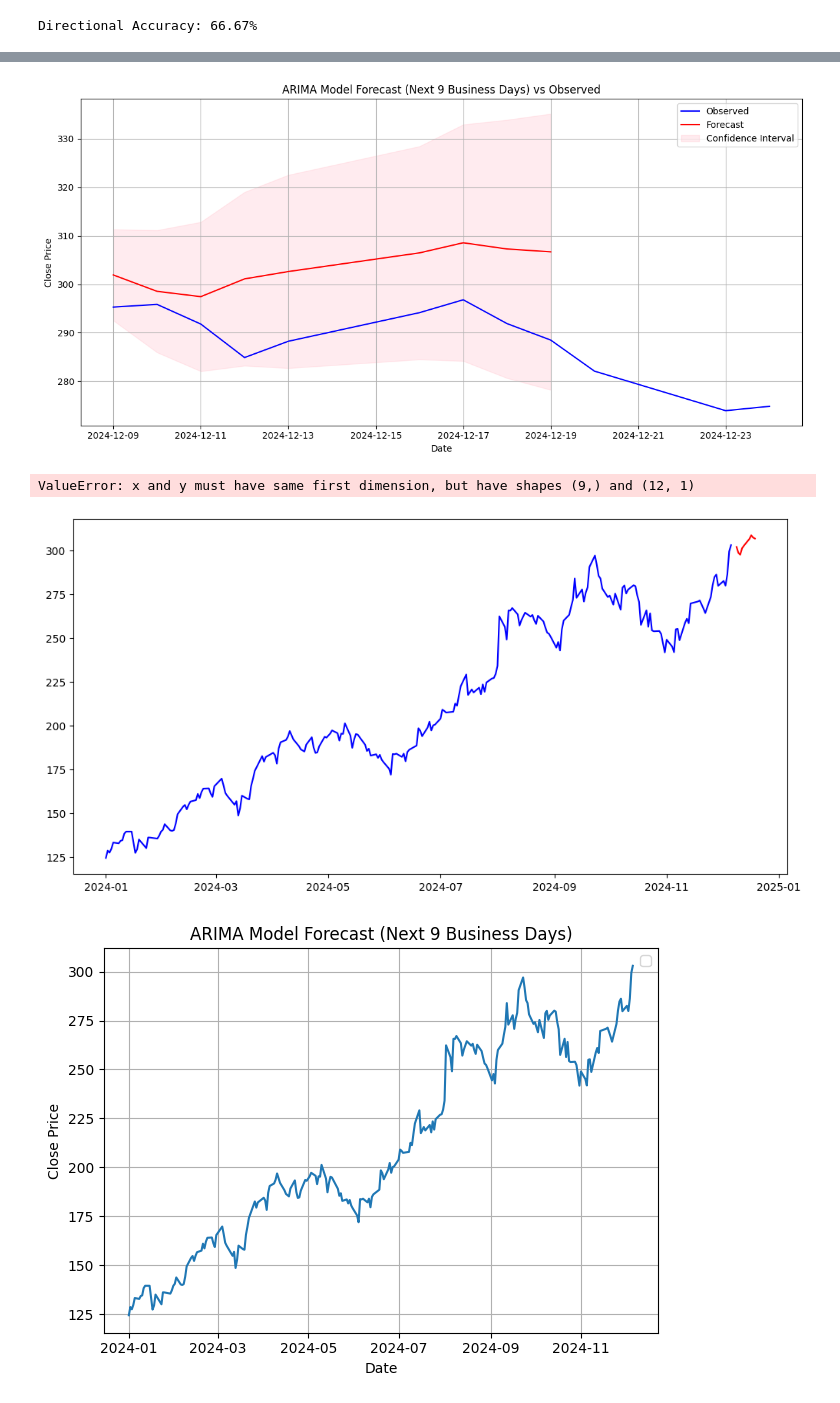
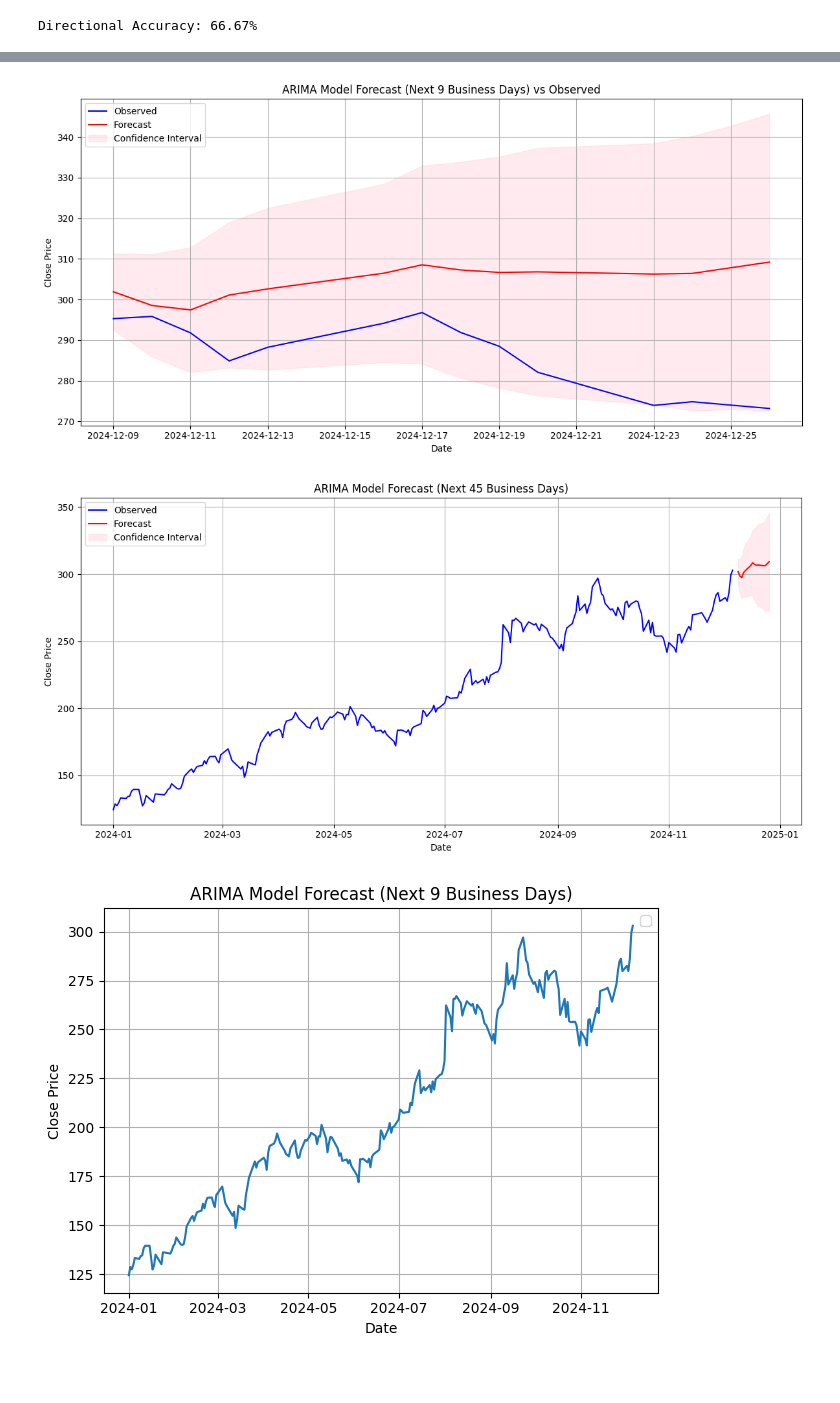
Before and after one commit to Apurva-02/Python-Arima-model, a Jupyter notebook: yfinanceZomato_nse_exp.ipynb, the cells around one changed output, grey strips where cells are left out. Drawn from its saved outputs; the diff is of its cells as text; code cells hidden in the pictures; blank space fills up the shorter version.

Commit message:
Updated Forecasted Values Graph

```diff
--- a/yfinanceZomato_nse_exp.ipynb
+++ b/yfinanceZomato_nse_exp.ipynb
@@ -518,7 +519,7 @@ import matplotlib.pyplot as plt
 import pandas as pd
 
 # Forecast the next 9 days (adjust as needed)
-forecast_steps = 9
+forecast_steps = 14
 forecast = arima_result.get_forecast(steps=forecast_steps)
 
 # Create a new index for the forecast that follows the last date in the actual data
@@ -554,44 +555,34 @@ plt.grid(True)
 plt.tight_layout()
 plt.show()
 # %% [output]
-[figure, old version]
+[figure, new version]
 # %%
-# Forecast the next 45 days
-forecast_steps = 9
-forecast = arima_result.get_forecast(steps=forecast_steps)
-
-# Create a new index for the forecast
-forecast_index = pd.date_range(start=df.index[-1] + pd.Timedelta(days=1), periods=forecast_steps, freq='B')
-
-# Extract forecasted values and confidence intervals
-forecast_mean = forecast.predicted_mean
-forecast_ci = forecast.conf_int()
-
 # Plot the observed data and forecast
 plt.figure(figsize=(12, 6))
-plt.plot(df.index, df['Close'], label='Observed', color='blue')
-plt.plot(forecast_index, forecast_mean, label='Forecast', color='red')
-plt.plot(forecast_index,data['Close'], label='Forecast', color='orange')
+plt.plot(df.index, df['Close'], label='Observed', color='blue')  # Historical data
+plt.plot(forecast_index, forecast_mean, label='Forecast', color='red')  # Forecasted data
+# Remove or correct the following line
+# plt.plot(forecast_index, data['Close'], label='Forecast', color='orange')  # This line is incorrect
+
 plt.fill_between(
     forecast_index,
     forecast_ci.iloc[:, 0],  # Lower bound of the confidence interval
     forecast_ci.iloc[:, 1],  # Upper bound of the confidence interval
     color='pink',
     alpha=0.3,
     label='Confidence Interval'
 )
 
 # Customize the plot
 plt.title('ARIMA Model Forecast (Next 45 Business Days)')
 plt.xlabel('Date')
 plt.ylabel('Close Price')
 plt.legend()
 plt.grid(True)
 plt.tight_layout()
 plt.show()
 # %% [output]
-ValueError: x and y must have same first dimension, but have shapes (9,) and (12, 1)
-[figure, old version]
+[figure, new version]
 # %%
 plt.plot(df['Close'])
 plt.title('ARIMA Model Forecast (Next 9 Business Days)')
```
Also changed, not shown: parts of 2 cells of this notebook, 1 other file.
